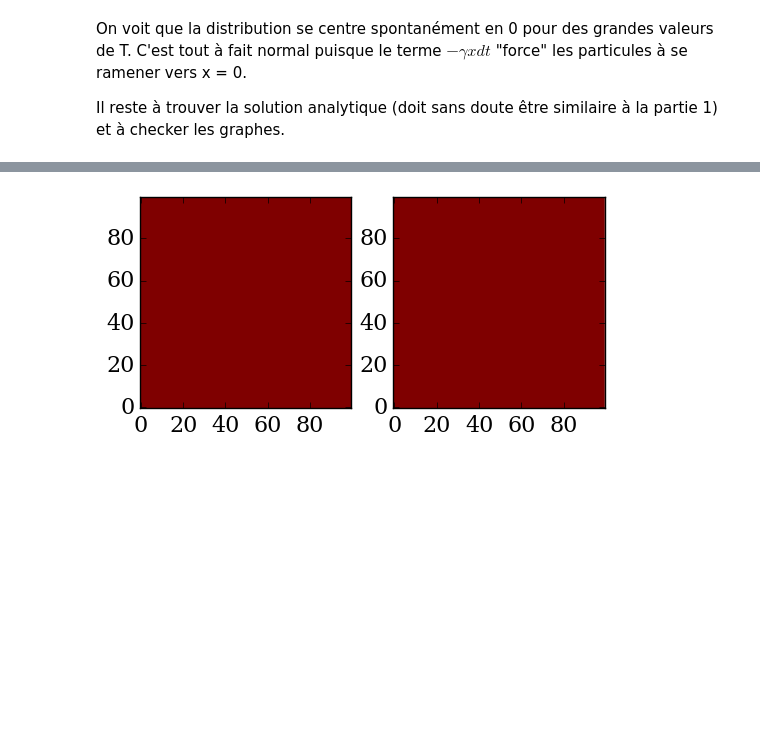
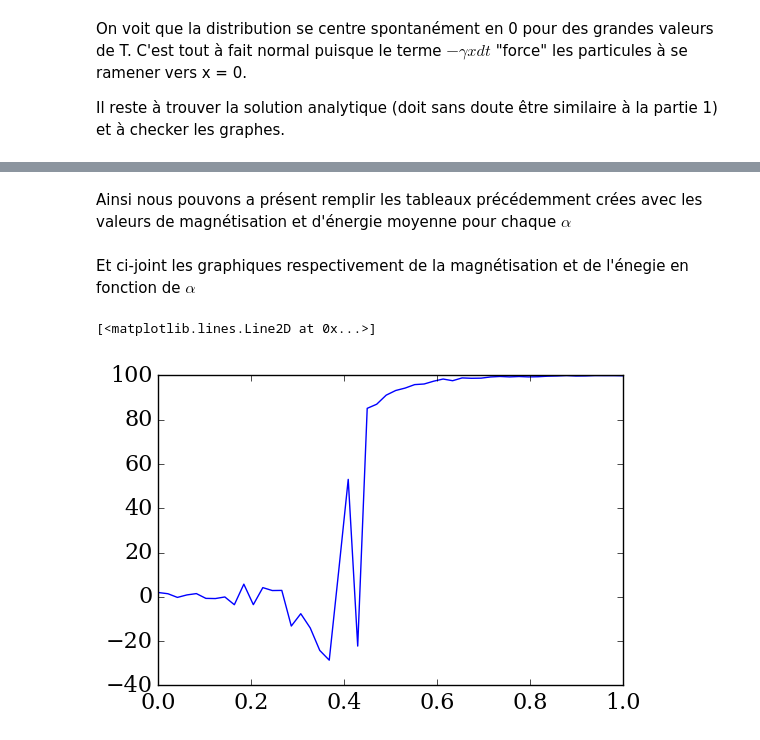
Before and after one commit to SeigneurSauron/numerical-mooc, a Jupyter notebook: working/Module 6 - THE LAST ONE.ipynb, the cells around one changed output, grey strips where cells are left out. Cells and saved outputs as stored; diff of their text form; code cells hidden in the pictures; blank space fills up the shorter version.

```diff
--- a/working/Module 6 - THE LAST ONE.ipynb
+++ b/working/Module 6 - THE LAST ONE.ipynb
@@ -572,0 +628,2 @@ def energy_at_site(sp,alpha,sigma,ix,iy):
+# %%
+alpha=numpy.linspace(0,1,50)
@@ -572,0 +632,3 @@ def energy_at_site(sp,alpha,sigma,ix,iy):
+# %%
+Mmoy=numpy.empty_like(alpha)
+Emoy=numpy.empty_like(alpha)
@@ -651,22 +684,12 @@ def ising_model_metropolis(sp, NMC, nx, ny, alpha):
+# %% [markdown]
+Ainsi nous pouvons a présent remplir les tableaux précédemment crées avec les valeurs de magnétisation et d'énergie moyenne pour chaque $\alpha$
 # %%
-NMC=100
-alpha=0.2
-
-states_0_2 = ising_model_metropolis(sp, NMC, nx, ny, alpha)
+for i in range (0,50):
+    Mmoy[i], Emoy[i]=ising_model_metropolis(sp, NMC, nx, ny, alpha[i])
-# %%
-NMC=100
-sp = numpy.ones([nx,ny])
-alpha=0.7
-states_0_7 = ising_model_metropolis(sp, NMC, nx, ny, alpha)
-# %%
-fig = pyplot.figure(figsize=(6,3))
-
-pyplot.subplot(1, 2, 1)
-img1 = pyplot.imshow(states_0_2[0],interpolation="none",origin='lower',\
-                     vmin=-1, vmax=1)
-
-pyplot.subplot(1, 2, 2)
-img2 = pyplot.imshow(states_0_7[0],interpolation="none",origin='lower',\
-                     vmin=-1, vmax=1)
-# %% [output]
-[figure, removed]
+# %% [markdown]
+Et ci-joint les graphiques respectivement de la magnétisation et de l'énegie en fonction de $\alpha$
+# %%
+pyplot.plot(alpha,Mmoy)
+# %% [output]
+[<matplotlib.lines.Line2D at 0x...>]
+[figure, added]
```
Also changed, not shown: parts of 43 cells of this notebook.
